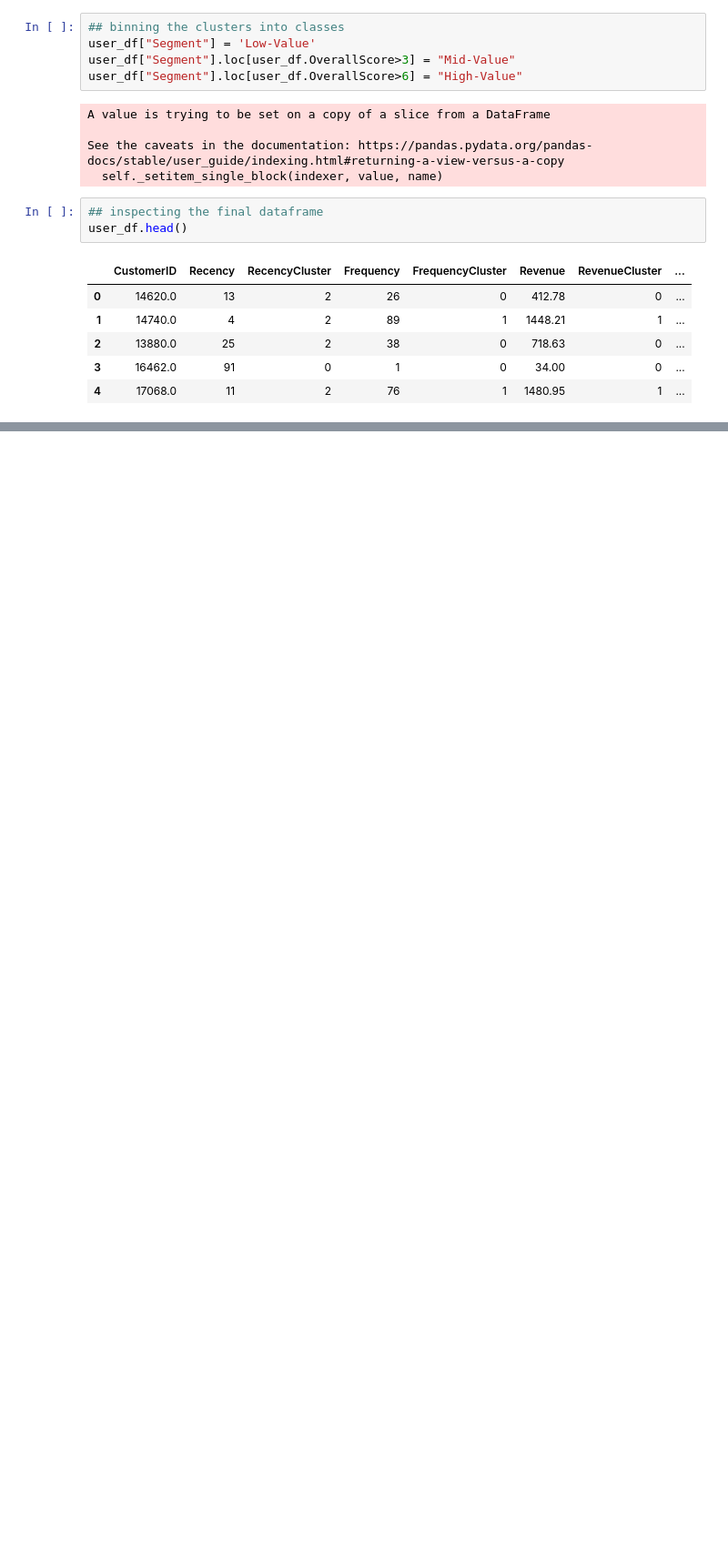
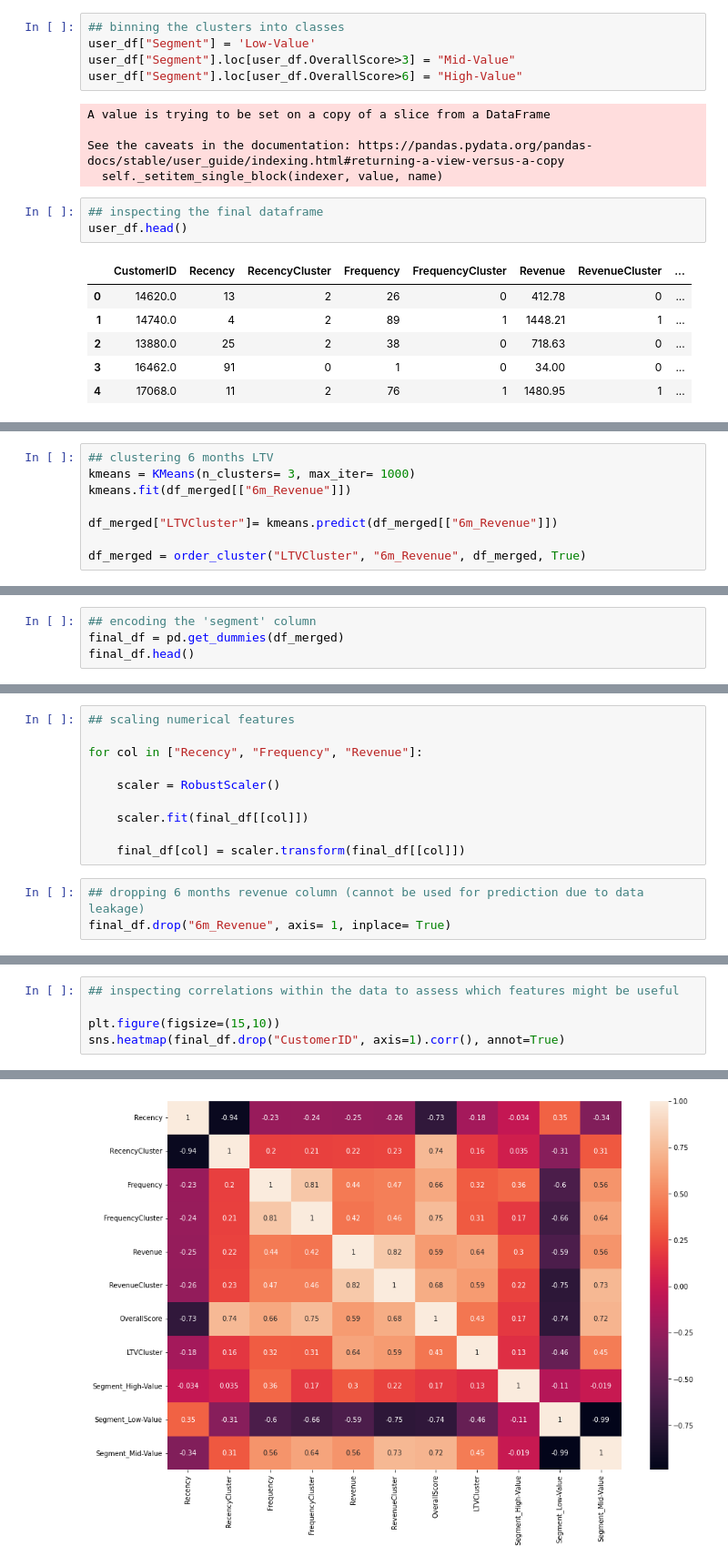
Before and after one commit to GarritWilsonDS/clv_prediction, a Jupyter notebook: notebooks/clv_predictions.ipynb, the cells around one changed output, grey strips where cells are left out. Shown: that part at 91% size. Saved outputs shown, nothing was run; the diff lists cells and outputs as text; blank space fills up the shorter version.

Commit message:
finished modeling and prediction

```diff
--- a/notebooks/clv_predictions.ipynb
+++ b/notebooks/clv_predictions.ipynb
@@ -564,0 +578,8 @@ plt.xlabel("RFM - Customer Segment", size= 15);
+# %%
+## clustering 6 months LTV
+kmeans = KMeans(n_clusters= 3, max_iter= 1000)
+kmeans.fit(df_merged[["6m_Revenue"]])
+
+df_merged["LTVCluster"]= kmeans.predict(df_merged[["6m_Revenue"]])
+
+df_merged = order_cluster("LTVCluster", "6m_Revenue", df_merged, True)
@@ -564,0 +605,4 @@ plt.xlabel("RFM - Customer Segment", size= 15);
+# %%
+## encoding the 'segment' column
+final_df = pd.get_dummies(df_merged)
+final_df.head()
@@ -564,0 +616,13 @@ plt.xlabel("RFM - Customer Segment", size= 15);
+# %%
+## scaling numerical features
+
+for col in ["Recency", "Frequency", "Revenue"]:
+
+    scaler = RobustScaler()
+
+    scaler.fit(final_df[[col]])
+
+    final_df[col] = scaler.transform(final_df[[col]])
+# %%
+## dropping 6 months revenue column (cannot be used for prediction due to data leakage)
+final_df.drop("6m_Revenue", axis= 1, inplace= True)
@@ -564,0 +638,6 @@ plt.xlabel("RFM - Customer Segment", size= 15);
+# %%
+## inspecting correlations within the data to assess which features might be useful
+
+plt.figure(figsize=(15,10))
+sns.heatmap(final_df.drop("CustomerID", axis=1).corr(), annot=True)
+# %% [output]
@@ -564,0 +645 @@ plt.xlabel("RFM - Customer Segment", size= 15);
+[figure, added]
```
Also changed, not shown: parts of 46 cells of this notebook.
